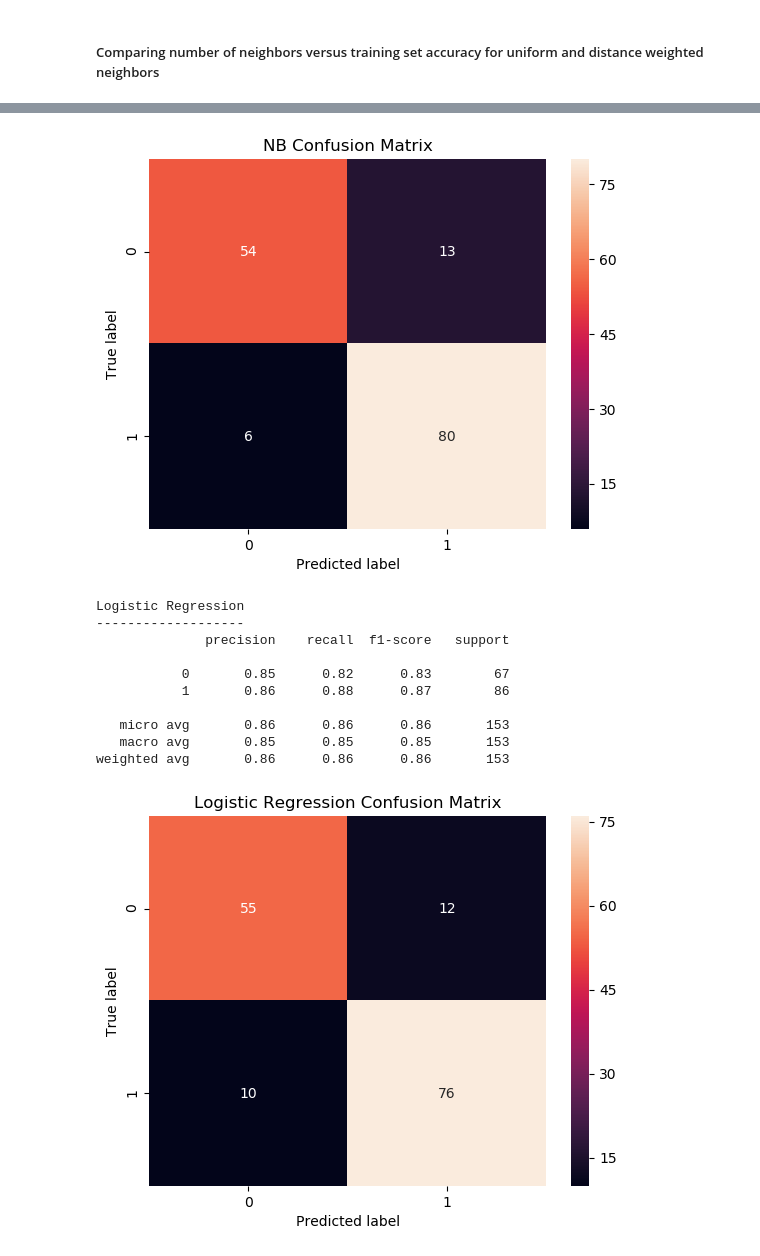
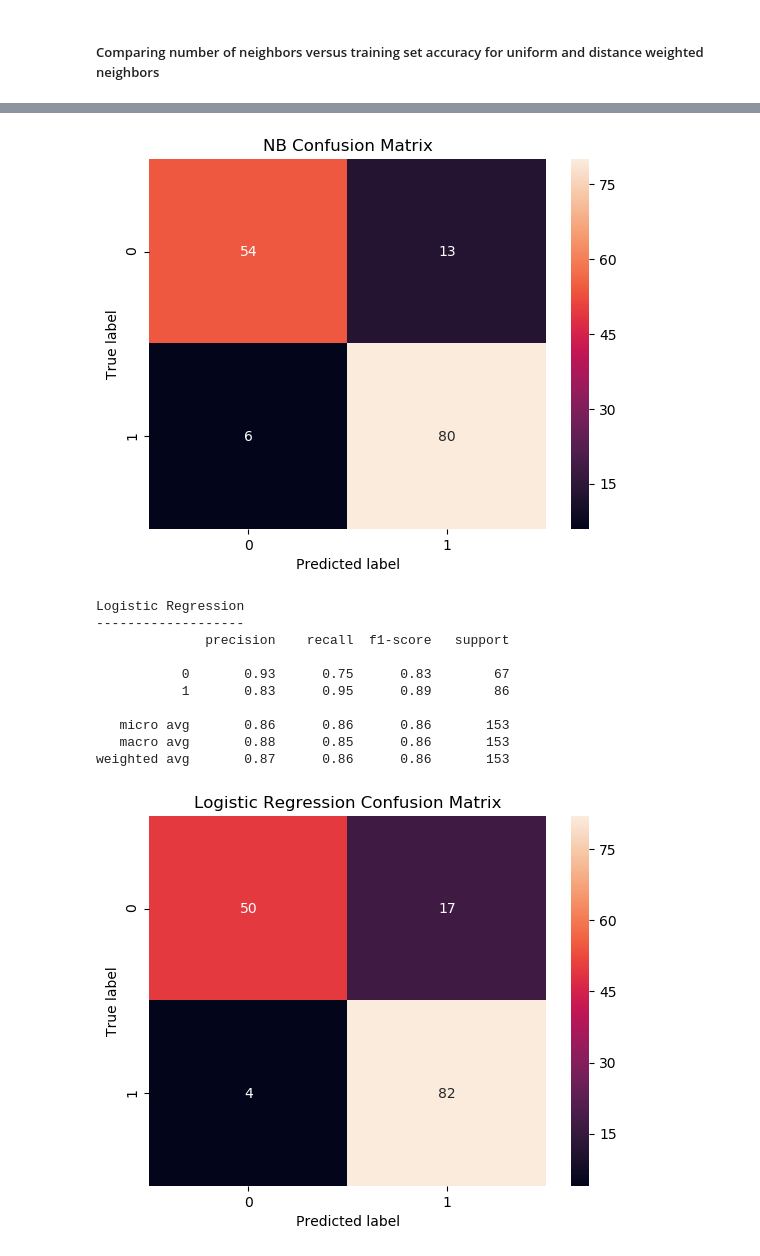
Before and after one commit to Logismos/heart_disease_prediction, a Jupyter notebook: heart_disease_prediction.ipynb, the cells around one changed output, grey strips where cells are left out. Drawn from its saved outputs; the diff is of its cells as text; code cells hidden in the pictures.

```diff
--- a/heart_disease_prediction.ipynb
+++ b/heart_disease_prediction.ipynb
@@ -1027,13 +1134,11 @@ Accuracy on training set: 99.7674
 # %% [markdown]
 ##### Performance of these optimal paramters on the test set
 # %%
-model= modelClass(**bestParams)
+best_knn = myKNeighborsClassifier(**best_knn_Params)
+best_knn.fit(x_train_scaled, y_train)
 
-model.fit(x_train_scaled, y_train)
-
-y_pred = model.predict(x_test_scaled)
-
-print("Accuracy on test set:", accuracy_score(y_test, y_pred))
+print("Accuracy on test set:", accuracy_score(y_test,
+                                             best_knn.predict(x_test_scaled)))
 # %% [output]
 Accuracy on test set: 100.0
 # %% [markdown]
@@ -1058,11 +1163,10 @@ When neighbors are weighted by distance, the number of neighbors used has a smal
 # %% [markdown]
 ##### Hyperparameter optimization on training set
 # %%
-modelClass = myLogisticRegression
-params = {'threshold': np.linspace(0, 1, 11)}
+lr_params = {'threshold': np.linspace(0, 1, 11)}
 
-bestParams, bestAcc, params_list, accuracies = grid_search(modelClass, x_train_scaled, y_train, params)
+best_lr_Params, best_lr_Acc, lr_params_list, lr_accuracies = grid_search(myLogisticRegression, x_train_scaled, y_train, params)
 
-print("Optimal hyperparameters:", bestParams)
-print("Accuracy on training set:", bestAcc)
+print("Optimal hyperparameters:", best_lr_Params)
+print("Accuracy on training set:", best_lr_Acc)
 # %% [output]
@@ -1071,11 +1175,8 @@ Accuracy on training set: 83.9468
 # %% [markdown]
 ##### Performance of these optimal paramters on the test set
 # %%
-model= modelClass(**bestParams)
+best_lr = myLogisticRegression(**best_lr_Params)
+best_lr.fit(x_train_scaled, y_train)
 
-model.fit(x_train_scaled, y_train)
-
-y_pred = model.predict(x_test_scaled)
-
-print("Accuracy on test set:", accuracy_score(y_test, y_pred))
+print("Accuracy on test set:", accuracy_score(y_test, best_lr.predict(x_test_scaled)))
 # %% [output]
@@ -1110,7 +1214,7 @@ from sklearn.metrics import roc_curve, auc
 models = {'LDA' : myLinearDiscriminantAnalysis(),
           'QDA' : myQuadraticDiscriminantAnalysis(),
           'NB' : myNaiveBayes(),
-          'Logistic Regression' : myLogisticRegression()
+          'Logistic Regression' : myLogisticRegression(**best_lr_Params)
          }
 
 fig, ax = plt.subplots()
@@ -1153,11 +1261,11 @@ def plot_confusion_matrix(y_test, y_pred, title):
 
     plt.show()
 # %%
-models = {'kNN' : myKNeighborsClassifier(n_neighbors=7, weights='distance'),
+models = {'kNN' : myKNeighborsClassifier(**best_knn_Params),
           'LDA' : myLinearDiscriminantAnalysis(),
           'QDA' : myQuadraticDiscriminantAnalysis(),
           'NB' : myNaiveBayes(),
-          'Logistic Regression' : myLogisticRegression(threshold=0.5)
+          'Logistic Regression' : myLogisticRegression(**best_lr_Params)
          }
 
 for modelName, model in models.items():
@@ -1196,35 +1304,35 @@ LDA
 weighted avg       0.83      0.81      0.81       153
 [figure]
 QDA
 ---
               precision    recall  f1-score   support
 
            0       0.83      0.81      0.82        67
            1       0.85      0.87      0.86        86
 
    micro avg       0.84      0.84      0.84       153
    macro avg       0.84      0.84      0.84       153
 weighted avg       0.84      0.84      0.84       153
 [figure]
 NB
 --
               precision    recall  f1-score   support
 
            0       0.90      0.81      0.85        67
            1       0.86      0.93      0.89        86
 
    micro avg       0.88      0.88      0.88       153
    macro avg       0.88      0.87      0.87       153
 weighted avg       0.88      0.88      0.87       153
 [figure]
 Logistic Regression
 -------------------
               precision    recall  f1-score   support
 
-           0       0.85      0.82      0.83        67
-           1       0.86      0.88      0.87        86
+           0       0.93      0.75      0.83        67
+           1       0.83      0.95      0.89        86
 
    micro avg       0.86      0.86      0.86       153
-   macro avg       0.85      0.85      0.85       153
-weighted avg       0.86      0.86      0.86       153
+   macro avg       0.88      0.85      0.86       153
+weighted avg       0.87      0.86      0.86       153
-[figure, old version]
+[figure, new version]
```
Also changed, not shown: parts of 112 cells of this notebook, 3 other files.
